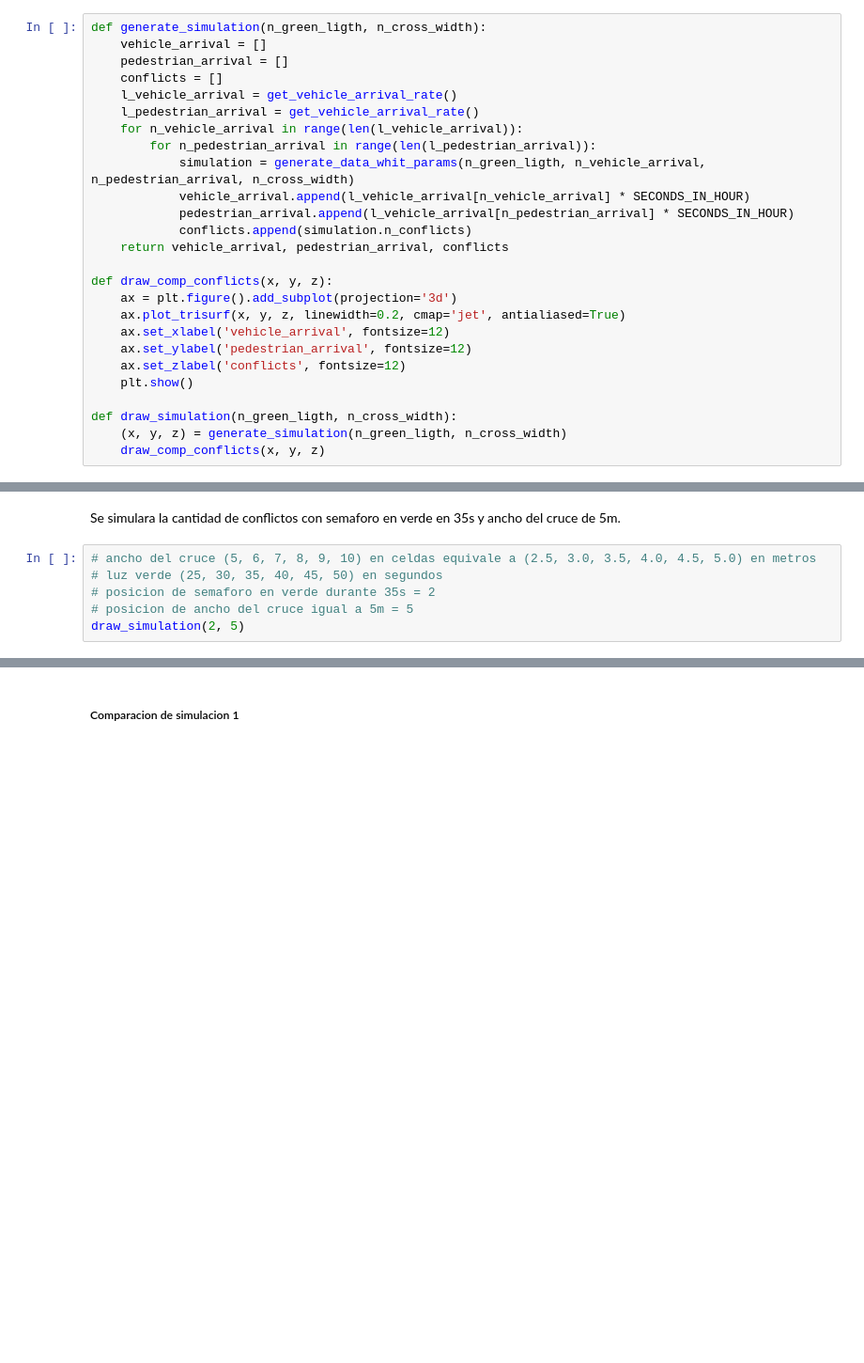
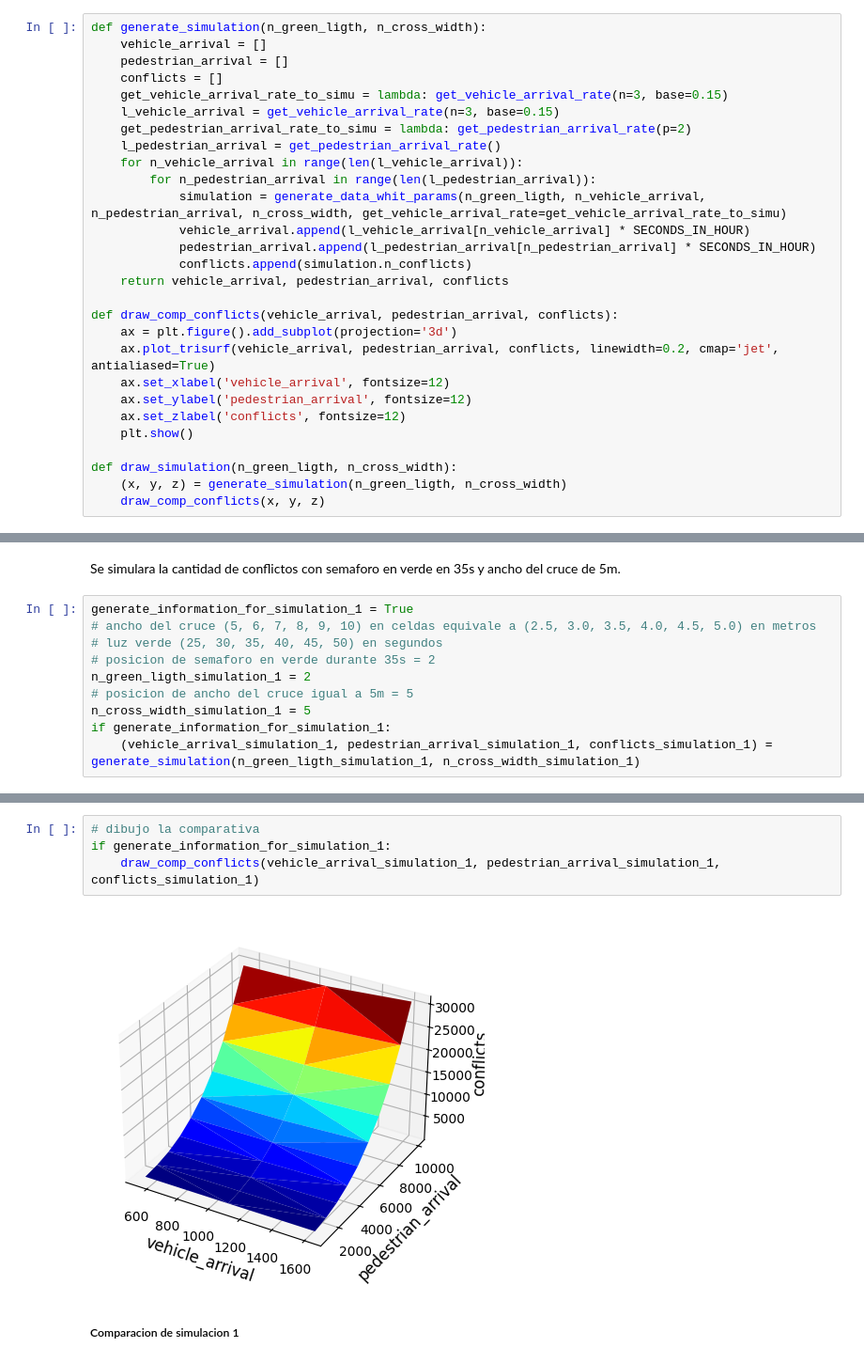
Before and after one commit to MartinCohen98/simulacion_tp1_grupo2_1c2024, a Jupyter notebook: mixmax_rng.ipynb, the cells around one changed output, grey strips where cells are left out. Shown: that part at 94% size. Cells and saved outputs as stored; diff of their text form; blank space fills up the shorter version.

```diff
--- a/mixmax_rng.ipynb
+++ b/mixmax_rng.ipynb
@@ -1720,19 +1725,21 @@ def generate_simulation(n_green_ligth, n_cross_width):
     vehicle_arrival = []
     pedestrian_arrival = []
     conflicts = []
-    l_vehicle_arrival = get_vehicle_arrival_rate()
-    l_pedestrian_arrival = get_vehicle_arrival_rate()
+    get_vehicle_arrival_rate_to_simu = lambda: get_vehicle_arrival_rate(n=3, base=0.15)
+    l_vehicle_arrival = get_vehicle_arrival_rate(n=3, base=0.15)
+    get_pedestrian_arrival_rate_to_simu = lambda: get_pedestrian_arrival_rate(p=2)
+    l_pedestrian_arrival = get_pedestrian_arrival_rate()
     for n_vehicle_arrival in range(len(l_vehicle_arrival)):
         for n_pedestrian_arrival in range(len(l_pedestrian_arrival)):
-            simulation = generate_data_whit_params(n_green_ligth, n_vehicle_arrival, n_pedestrian_arrival, n_cross_width)
+            simulation = generate_data_whit_params(n_green_ligth, n_vehicle_arrival, n_pedestrian_arrival, n_cross_width, get_vehicle_arrival_rate=get_vehicle_arrival_rate_to_simu)
             vehicle_arrival.append(l_vehicle_arrival[n_vehicle_arrival] * SECONDS_IN_HOUR)
-            pedestrian_arrival.append(l_vehicle_arrival[n_pedestrian_arrival] * SECONDS_IN_HOUR)
+            pedestrian_arrival.append(l_pedestrian_arrival[n_pedestrian_arrival] * SECONDS_IN_HOUR)
             conflicts.append(simulation.n_conflicts)
     return vehicle_arrival, pedestrian_arrival, conflicts
 
-def draw_comp_conflicts(x, y, z):
+def draw_comp_conflicts(vehicle_arrival, pedestrian_arrival, conflicts):
     ax = plt.figure().add_subplot(projection='3d')
-    ax.plot_trisurf(x, y, z, linewidth=0.2, cmap='jet', antialiased=True)
+    ax.plot_trisurf(vehicle_arrival, pedestrian_arrival, conflicts, linewidth=0.2, cmap='jet', antialiased=True)
     ax.set_xlabel('vehicle_arrival', fontsize=12)
     ax.set_ylabel('pedestrian_arrival', fontsize=12)
     ax.set_zlabel('conflicts', fontsize=12)
@@ -1746,8 +1756,12 @@ def draw_simulation(n_green_ligth, n_cross_width):
 # %% [markdown]
 Se simulara la cantidad de conflictos con semaforo en verde en 35s y ancho del cruce de 5m.
 # %%
+generate_information_for_simulation_1 = True
 # ancho del cruce (5, 6, 7, 8, 9, 10) en celdas equivale a (2.5, 3.0, 3.5, 4.0, 4.5, 5.0) en metros
 # luz verde (25, 30, 35, 40, 45, 50) en segundos
 # posicion de semaforo en verde durante 35s = 2
+n_green_ligth_simulation_1 = 2
 # posicion de ancho del cruce igual a 5m = 5
-draw_simulation(2, 5)
+n_cross_width_simulation_1 = 5
+if generate_information_for_simulation_1:
+    (vehicle_arrival_simulation_1, pedestrian_arrival_simulation_1, conflicts_simulation_1) = generate_simulation(n_green_ligth_simulation_1, n_cross_width_simulation_1)
@@ -1756,2 +1768,8 @@ draw_simulation(2, 5)
+# %%
+# dibujo la comparativa
+if generate_information_for_simulation_1:
+    draw_comp_conflicts(vehicle_arrival_simulation_1, pedestrian_arrival_simulation_1, conflicts_simulation_1)
+# %% [output]
+[figure, added]
 # %% [markdown]
 ##### Comparacion de simulacion 1
```
Also changed, not shown: parts of 41 cells of this notebook, 1 other file.
